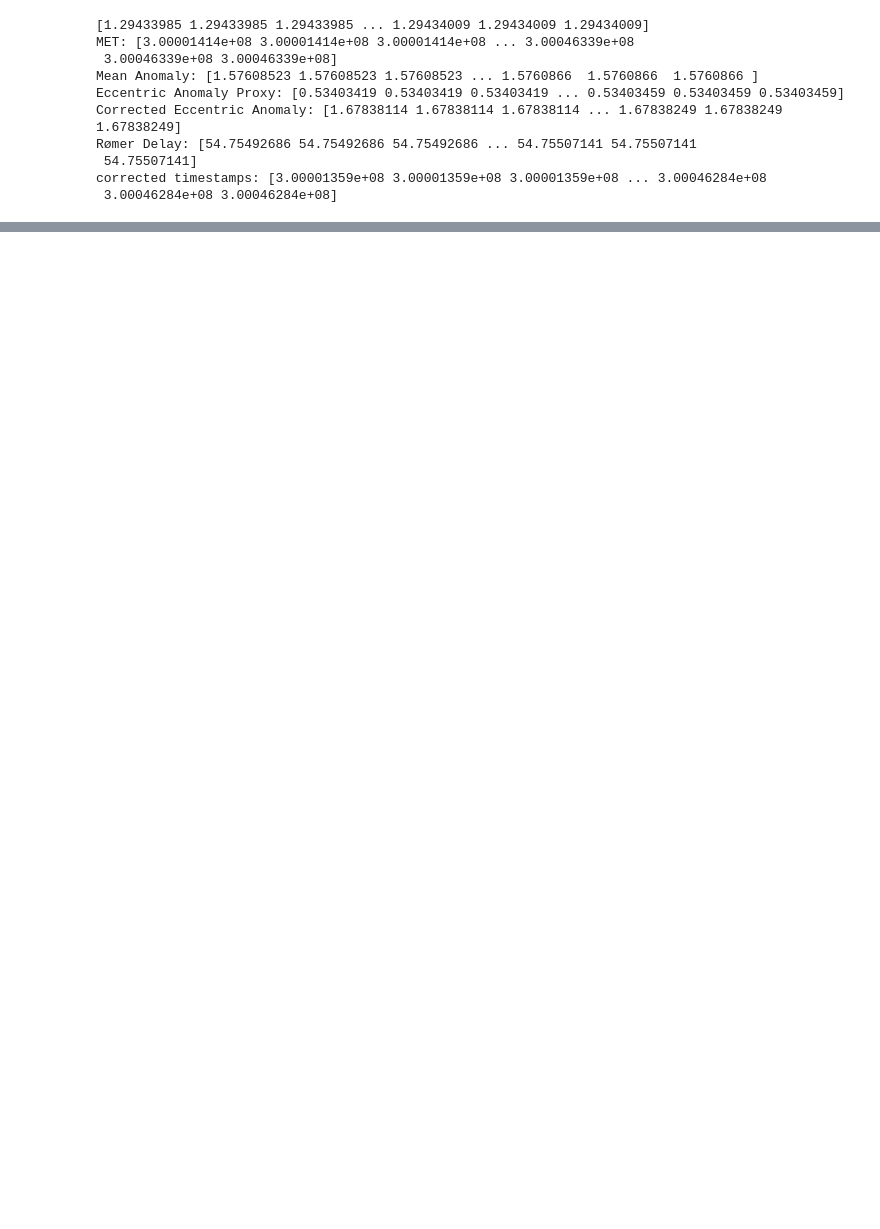
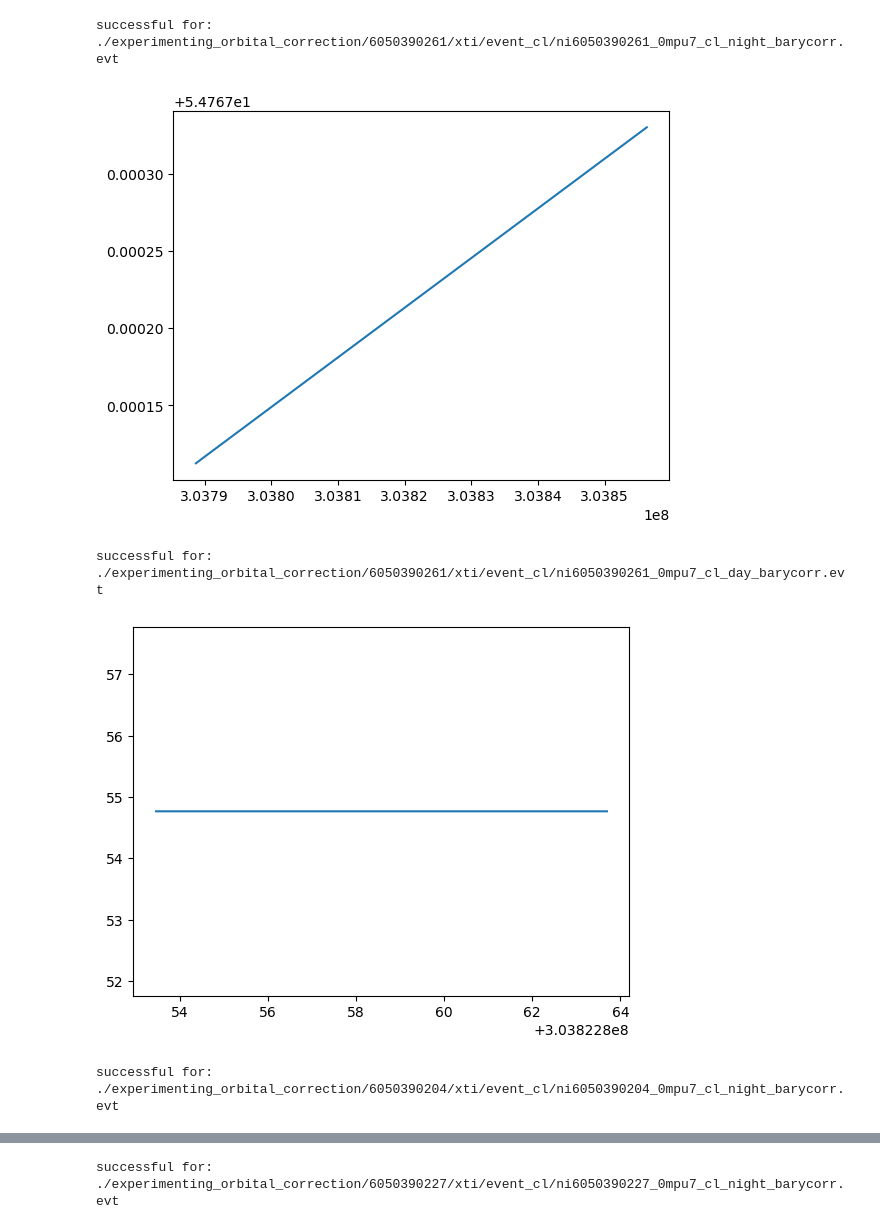
Before and after one commit to supremeKAI40/ULXP_thesis_analysis, a Jupyter notebook: nicer/nb_orbital_correction.ipynb, the cells around one changed output, grey strips where cells are left out. Drawn from its saved outputs; the diff is of its cells as text; code cells hidden in the pictures; blank space fills up the shorter version.

Commit message:
added romer delay code

```diff
--- a/nicer/nb_orbital_correction.ipynb
+++ b/nicer/nb_orbital_correction.ipynb
@@ -111,43 +118,23 @@ def correct_nicer_timestamps(fits_file):
-# %%
-# Example usage:
-fits_file = './6050390244/xti/event_cl/ni6050390244_0mpu7_cl_night.evt'
-
-met,_,corrected_times = correct_nicer_timestamps(fits_file)
-# %% [output]
-[1.29433985 1.29433985 1.29433985 ... 1.29434009 1.29434009 1.29434009]
-MET: [3.00001414e+08 3.00001414e+08 3.00001414e+08 ... 3.00046339e+08
- 3.00046339e+08 3.00046339e+08]
-Mean Anomaly: [1.57608523 1.57608523 1.57608523 ... 1.5760866  1.5760866  1.5760866 ]
-Eccentric Anomaly Proxy: [0.53403419 0.53403419 0.53403419 ... 0.53403459 0.53403459 0.53403459]
-Corrected Eccentric Anomaly: [1.67838114 1.67838114 1.67838114 ... 1.67838249 1.67838249 1.67838249]
-Rømer Delay: [54.75492686 54.75492686 54.75492686 ... 54.75507141 54.75507141
- 54.75507141]
-corrected timestamps: [3.00001359e+08 3.00001359e+08 3.00001359e+08 ... 3.00046284e+08
- 3.00046284e+08 3.00046284e+08]
 # %%
-def write_corrected_fits(original_fits, corrected_timestamps):
-    # Extract the 10-digit identifier from the filename
+def write_corrected_fits(original_fits, corrected_timestamps, log_file_path):
+    # Extract the base name and directory from the original FITS file
     base_name = os.path.basename(original_fits)
-    identifier = base_name.split('_')[0]  # Assuming the identifier is the first part of the filename
+    original_dir = os.path.dirname(original_fits)  # Get the directory of the original file
 
-    # Construct the output directory
-    output_dir = f'{identifier}/xti/event_cl/'
+    # Construct the new filename for the corrected FITS file
+    new_file = os.path.join(original_dir, base_name.replace('.evt', '_orbit.evt'))
 
-    # Create output directory if it doesn't exist
-    if not os.path.exists(output_dir):
-        os.makedirs(output_dir)
+    try:
+        # Modify the 'TIME' column with corrected timestamps
+        with fits.open(original_fits, mode='readonly') as hdul:
+            # Ensure the data is mutable
+            hdul[1].data['TIME'] = corrected_timestamps
 
-    # Modify the 'TIME' column with corrected timestamps
-    with fits.open(original_fits, mode='readonly') as hdul:
-        hdul[1].data['TIME'] = corrected_timestamps
+            # Write the new FITS file in the same directory
+            hdul.writeto(new_file, overwrite=True)
 
-        # Construct the new filename
-        new_file = os.path.join(output_dir, base_name.replace('.evt', '_corrected.evt'))
+        write_log_message(log_file_path, f"Corrected FITS file saved as {new_file}")
 
-        # Write the new FITS file
-        hdul.writeto(new_file, overwrite=True)
-
-    print(f"Corrected FITS file saved as {new_file}")
-
-
-#write_corrected_fits(fits_file,corrected_times)
+    except Exception as e:
+        write_log_message(log_file_path, f"Failed to write corrected FITS file {new_file}: {str(e)}")
+        print(f"Error saving corrected FITS file: {str(e)}")
@@ -153,0 +187,10 @@ def write_corrected_fits(original_fits, corrected_timestamps):
+# %%
+# Example usage
+base_directory = './experimenting_orbital_correction'  # Change to your base directory
+main(base_directory, T_pi2, P_orb, e, a_sin_i, omega)
+# %% [output]
+successful for:  ./experimenting_orbital_correction/6050390261/xti/event_cl/ni6050390261_0mpu7_cl_night_barycorr.evt
+[figure, added]
+successful for:  ./experimenting_orbital_correction/6050390261/xti/event_cl/ni6050390261_0mpu7_cl_day_barycorr.evt
+[figure, added]
+successful for:  ./experimenting_orbital_correction/6050390204/xti/event_cl/ni6050390204_0mpu7_cl_night_barycorr.evt
@@ -153,0 +198 @@ def write_corrected_fits(original_fits, corrected_timestamps):
+successful for:  ./experimenting_orbital_correction/6050390227/xti/event_cl/ni6050390227_0mpu7_cl_night_barycorr.evt
```
Also changed, not shown: parts of 9 cells of this notebook.
